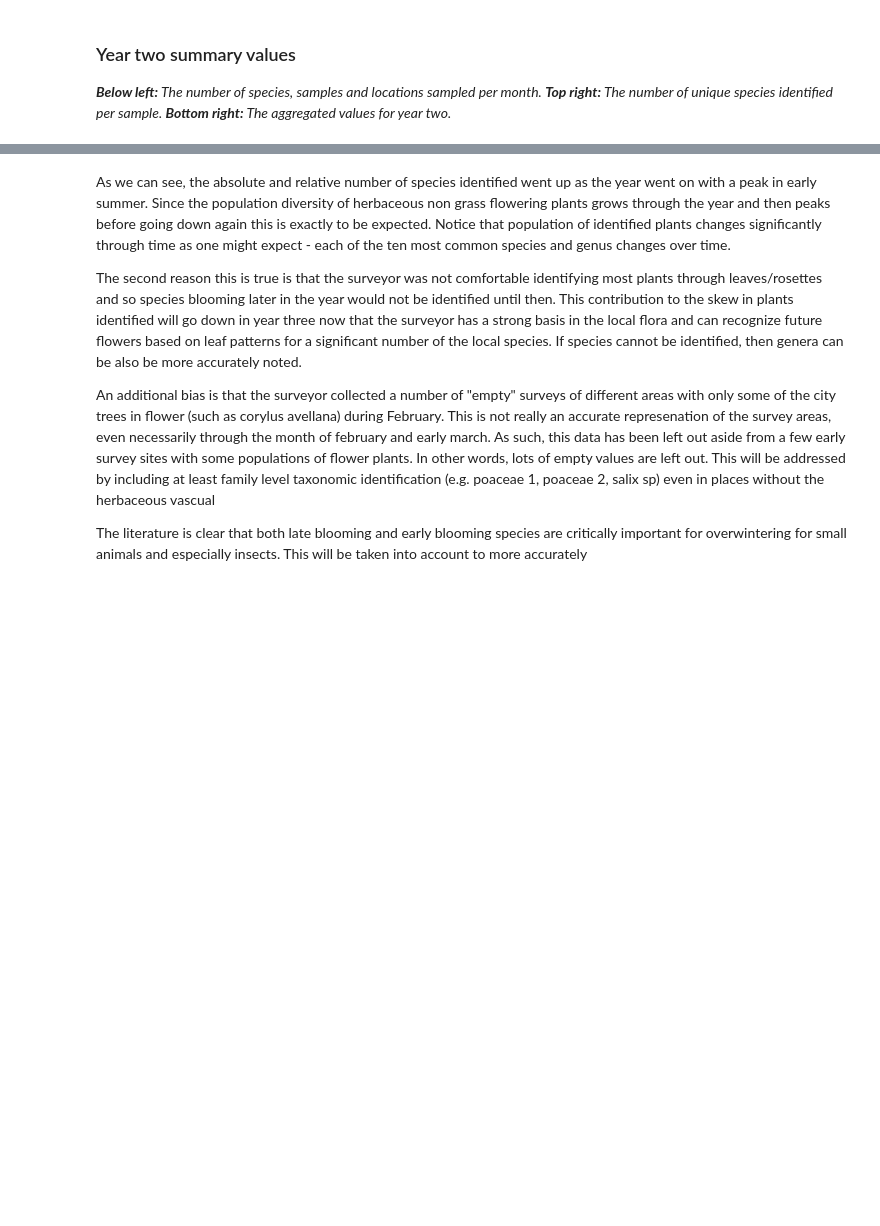
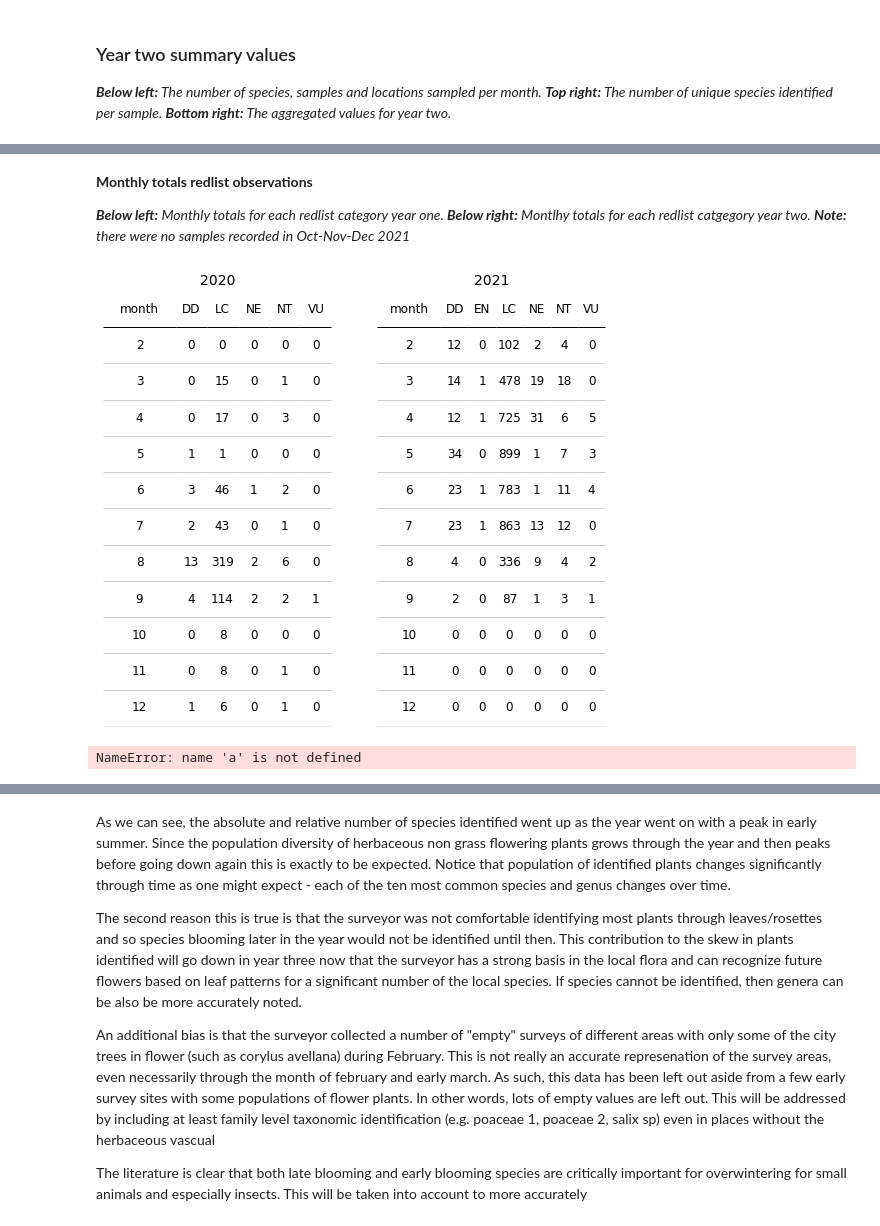
Before and after one commit to thorerismann/flora-buckets, a Jupyter notebook: newanalysis.ipynb, the cells around one changed output, grey strips where cells are left out. Saved outputs shown, nothing was run; the diff lists cells and outputs as text; code cells hidden in the pictures; blank space fills up the shorter version.

Commit message:
added redlist monthly results yoy

```diff
--- a/newanalysis.ipynb
+++ b/newanalysis.ipynb
@@ -32,6 +32,7 @@ from IPython.display import display
 # commune issue to fix (cdf in way too many communes)
 spd=pd.read_csv("resources/survey_data_20_21_geo_watch_list.csv")
 spd["date"] = pd.to_datetime(spd["date"])
+spd = spd[spd["date"] < "2021-11-01"].copy()
 spd["month"] = spd["date"].dt.month
 def make_genus(data):
     data["genus"] = data.species.map(lambda x: support_genus(x))
@@ -145,7 +142,7 @@ late = spd2[spd2["month"]>9]
 # separate summary observations in each year
 spd1 = spd.loc[spd.year == 1].copy()
 spd1.fillna(0).copy()
-spd2 = spd.loc[(spd["date"] < "2021-10-01")&(spd["year"] == 2)].copy()
+spd2 = spd.loc[(spd["year"] == 2)&(spd["date"] < "2021-10-01")].copy()
 spd2.fillna(0).copy()
 
 # top 15 genus and species in y1, y2
@@ -441,0 +548,37 @@ plt.show()
+# %% [markdown]
+__Monthly totals redlist observations__
+
+*__Below left:__ Monthly totals for each redlist category year one. __Below right:__ Montlhy totals for each redlist catgegory year two. __Note:__ there were no samples recorded in Oct-Nov-Dec 2021*
+# %%
+yone = d_yone.pivot(columns=column, index="month").fillna(0).astype("int")
+yone.columns = yone.columns.get_level_values(1)
+yone_columns = [x for x in yone.columns if x not in not_these]
+yone = yone[yone_columns].reset_index()
+
+ytwo = d_ytwo.pivot(columns=column, index="month").fillna(0).astype("int")
+ytwo.columns = ytwo.columns.get_level_values(1)
+ytwo_columns = [x for x in ytwo.columns if x not in not_these]
+ytwo = ytwo[ytwo_columns].reset_index()
+
+fig, ax = plt.subplots(1,2, figsize=(9,8))
+
+axone = ax[0]
+axtwo = ax[1]
+
+# table one
+table_one = a_simple_formatted_table(axone,yone.values,colLabels=yone.columns, colWidths=[.28, *[.12]*6], bbox=bbox)
+axone.axis("off")
+axone.set_title("2020", fontsize=14)
+
+# table two
+table_two = a_simple_formatted_table(axtwo, ytwo.values, colLabels=ytwo.columns, colWidths=[.28, *[.12]*6], bbox=bbox)
+axtwo.axis("off")
+axtwo.set_title("2021", fontsize=14)
+
+plt.show()
+# %% [output]
+[figure, added]
+# %%
+a.values
+# %% [output]
+NameError: name 'a' is not defined
```
Also changed, not shown: parts of 27 cells of this notebook, 2 other files.
